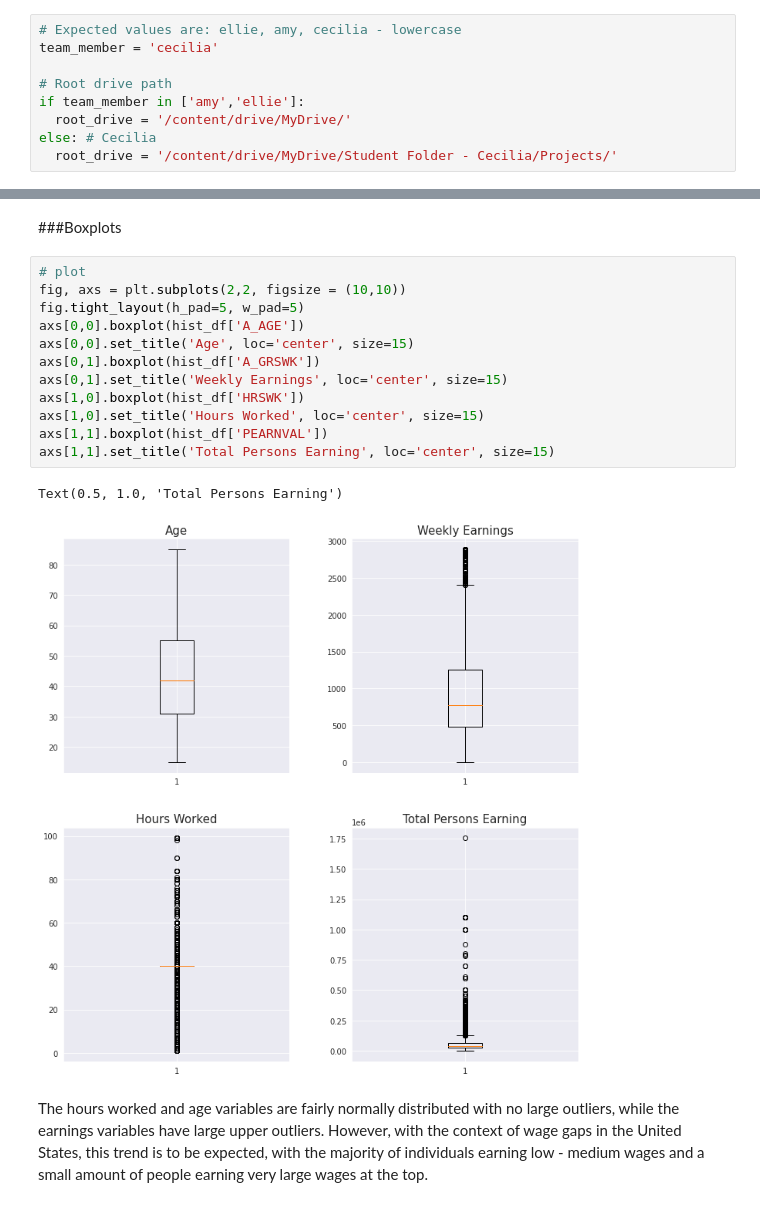
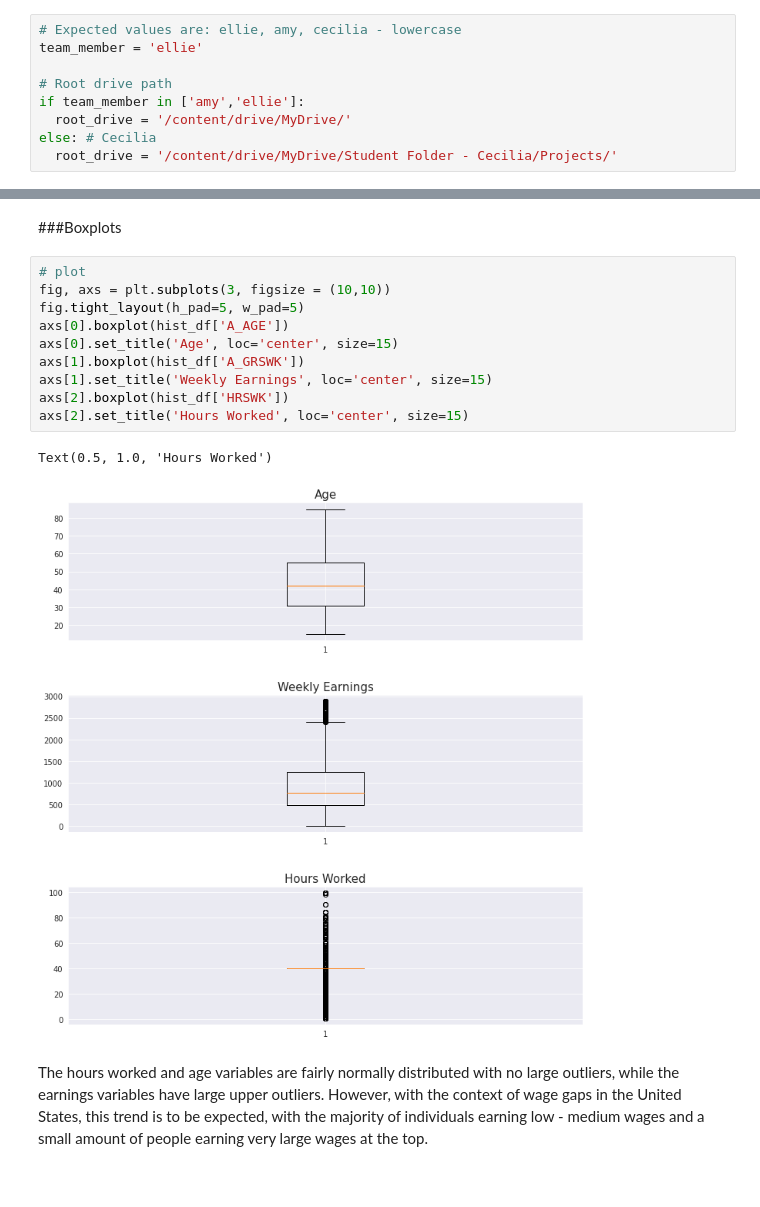
Before and after one commit to cfcastillo/DS-6-Notebooks, a Jupyter notebook: 2_Education_Capstone_EDA_and_Processing.ipynb, the cells around one changed output, grey strips where cells are left out. Saved outputs shown, nothing was run; the diff lists cells and outputs as text.

```diff
--- a/2_Education_Capstone_EDA_and_Processing.ipynb
+++ b/2_Education_Capstone_EDA_and_Processing.ipynb
@@ -56,7 +56,7 @@ Drive already mounted at /content/drive; to attempt to forcibly remount, call dr
 The team had different data links. The global here is to allow team members to specify who is working on this notebook so that they can run the code in their environment.
 # %%
 # Expected values are: ellie, amy, cecilia - lowercase
-team_member = 'cecilia'
+team_member = 'ellie'
 
 # Root drive path
 if team_member in ['amy','ellie']:
@@ -317,19 +313,17 @@ Text(38.75, 0.5, 'Count')
 ###Boxplots
 # %%
 # plot
-fig, axs = plt.subplots(2,2, figsize = (10,10))
+fig, axs = plt.subplots(3, figsize = (10,10))
 fig.tight_layout(h_pad=5, w_pad=5)
-axs[0,0].boxplot(hist_df['A_AGE'])
-axs[0,0].set_title('Age', loc='center', size=15)
-axs[0,1].boxplot(hist_df['A_GRSWK'])
-axs[0,1].set_title('Weekly Earnings', loc='center', size=15)
-axs[1,0].boxplot(hist_df['HRSWK'])
-axs[1,0].set_title('Hours Worked', loc='center', size=15)
-axs[1,1].boxplot(hist_df['PEARNVAL'])
-axs[1,1].set_title('Total Persons Earning', loc='center', size=15)
+axs[0].boxplot(hist_df['A_AGE'])
+axs[0].set_title('Age', loc='center', size=15)
+axs[1].boxplot(hist_df['A_GRSWK'])
+axs[1].set_title('Weekly Earnings', loc='center', size=15)
+axs[2].boxplot(hist_df['HRSWK'])
+axs[2].set_title('Hours Worked', loc='center', size=15)
 # %% [output]
-Text(0.5, 1.0, 'Total Persons Earning')
+Text(0.5, 1.0, 'Hours Worked')
-[figure, old version]
+[figure, new version]
 # %% [markdown]
 The hours worked and age variables are fairly normally distributed with no large outliers, while the earnings variables have large upper outliers. However, with the context of wage gaps in the United States, this trend is to be expected, with the majority of individuals earning low - medium wages and a small amount of people earning very large wages at the top.
 # %% [markdown]
```
Also changed, not shown: parts of 2 cells of this notebook.
